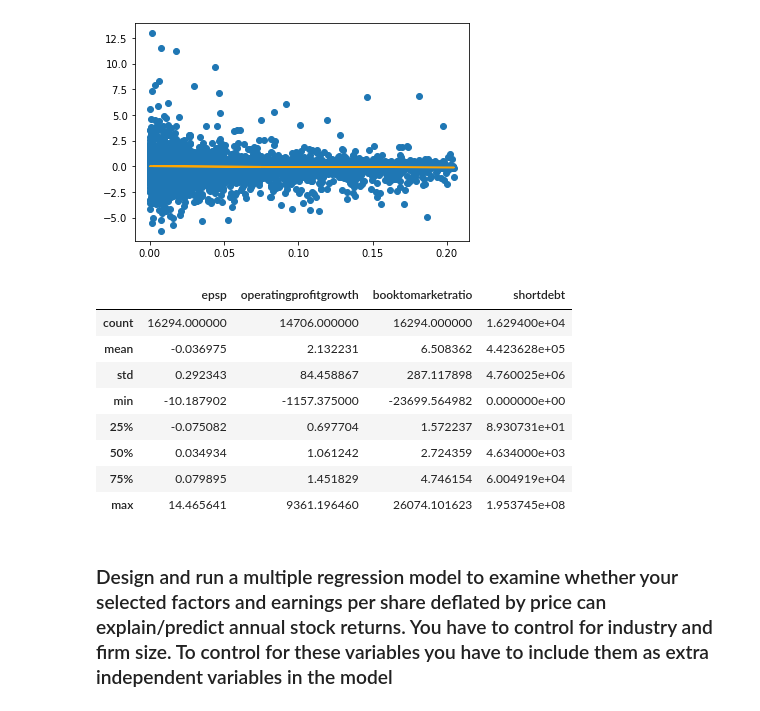
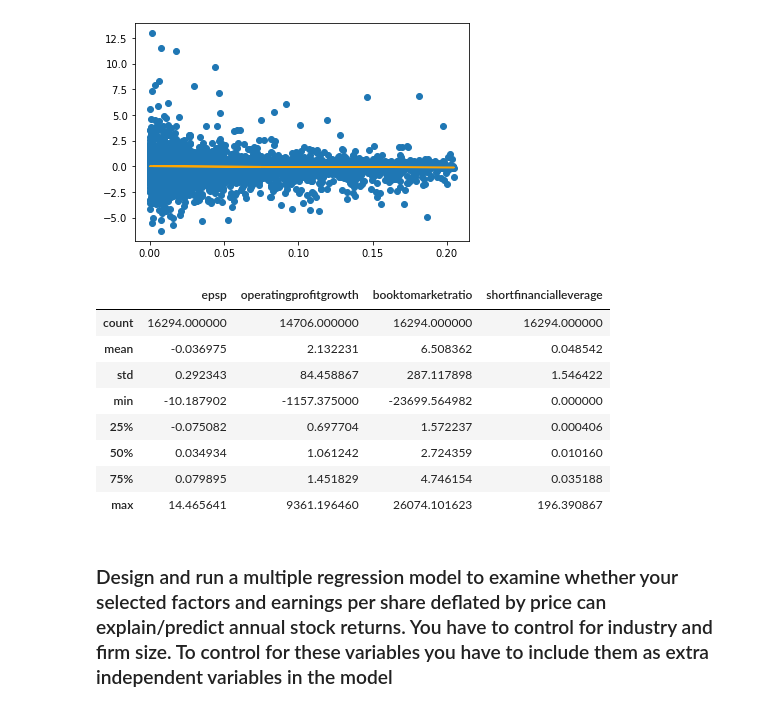
Before and after one commit to AlexReusC/Modulo-1-IA, a Jupyter notebook: portafolio.ipynb, the cells around one changed output. Drawn from its saved outputs; the diff is of its cells as text; code cells hidden in the pictures.

```diff
--- a/portafolio.ipynb
+++ b/portafolio.ipynb
@@ -740,17 +742,17 @@ plt.scatter(x,y)
 <matplotlib.collections.PathCollection at 0x...>
 [figure]
 # %%
-df_manufacturing[["epsp", "operatingprofitgrowth", "booktomarketratio", "shortdebt"]].describe()
+df_manufacturing[["epsp", "operatingprofitgrowth", "booktomarketratio", "shortfinancialleverage"]].describe()
 # %% [output]
-|  | epsp | operatingprofitgrowth | booktomarketratio | shortdebt |
-| count | 16294.000000 | 14706.000000 | 16294.000000 | 1.629400e+04 |
-| mean | -0.036975 | 2.132231 | 6.508362 | 4.423628e+05 |
-| std | 0.292343 | 84.458867 | 287.117898 | 4.760025e+06 |
-| min | -10.187902 | -1157.375000 | -23699.564982 | 0.000000e+00 |
-| 25% | -0.075082 | 0.697704 | 1.572237 | 8.930731e+01 |
-| 50% | 0.034934 | 1.061242 | 2.724359 | 4.634000e+03 |
-| 75% | 0.079895 | 1.451829 | 4.746154 | 6.004919e+04 |
-| max | 14.465641 | 9361.196460 | 26074.101623 | 1.953745e+08 |
+|  | epsp | operatingprofitgrowth | booktomarketratio | shortfinancialleverage |
+| count | 16294.000000 | 14706.000000 | 16294.000000 | 16294.000000 |
+| mean | -0.036975 | 2.132231 | 6.508362 | 0.048542 |
+| std | 0.292343 | 84.458867 | 287.117898 | 1.546422 |
+| min | -10.187902 | -1157.375000 | -23699.564982 | 0.000000 |
+| 25% | -0.075082 | 0.697704 | 1.572237 | 0.000406 |
+| 50% | 0.034934 | 1.061242 | 2.724359 | 0.010160 |
+| 75% | 0.079895 | 1.451829 | 4.746154 | 0.035188 |
+| max | 14.465641 | 9361.196460 | 26074.101623 | 196.390867 |
 # %% [markdown]
 ### Design and run a multiple regression model to examine whether your selected factors and earnings per share deflated by price can explain/predict annual stock returns. You have to control for industry and firm size. To control for these variables you have to include them as extra independent variables in the model
 # %% [markdown]
```
Also changed, not shown: parts of 11 cells of this notebook.
